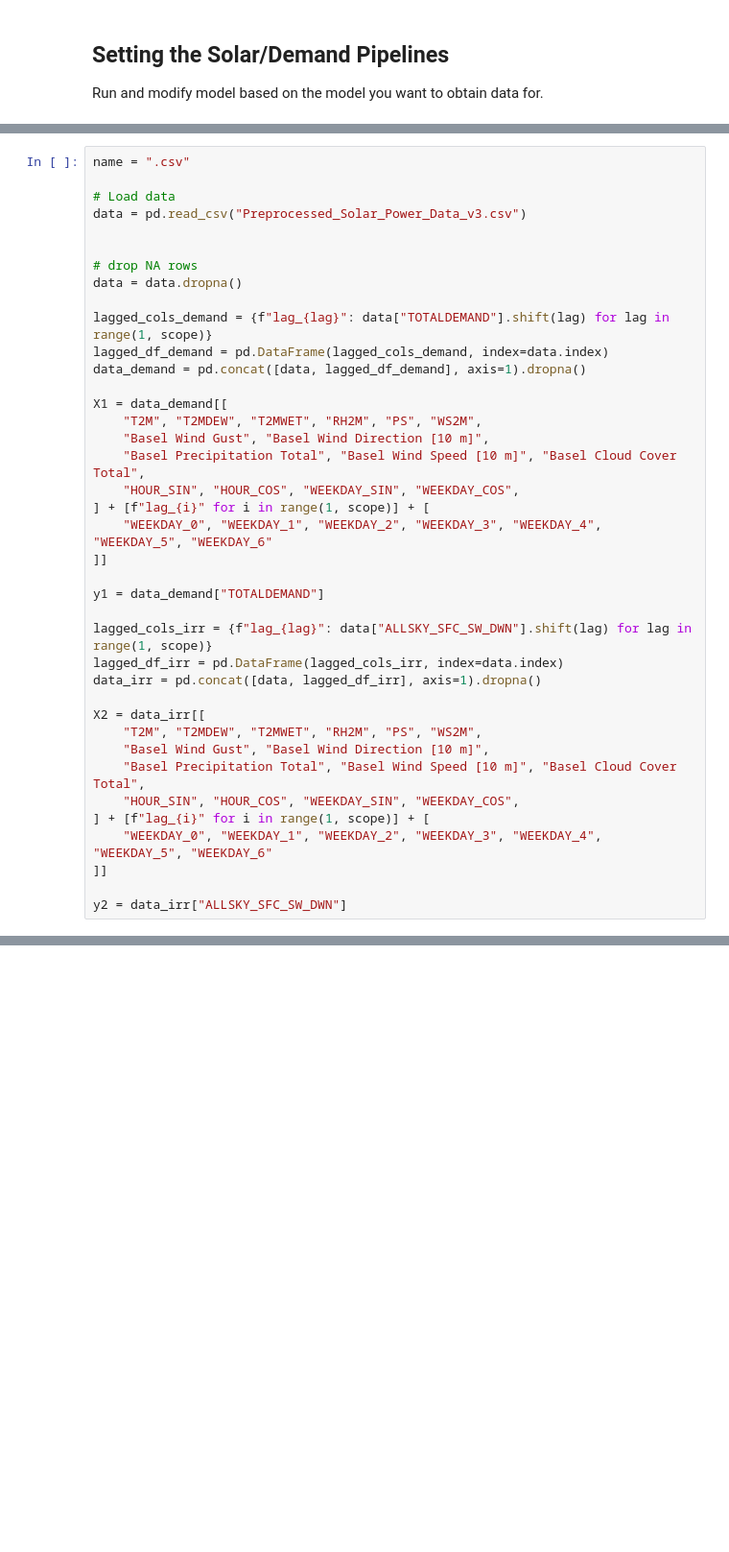
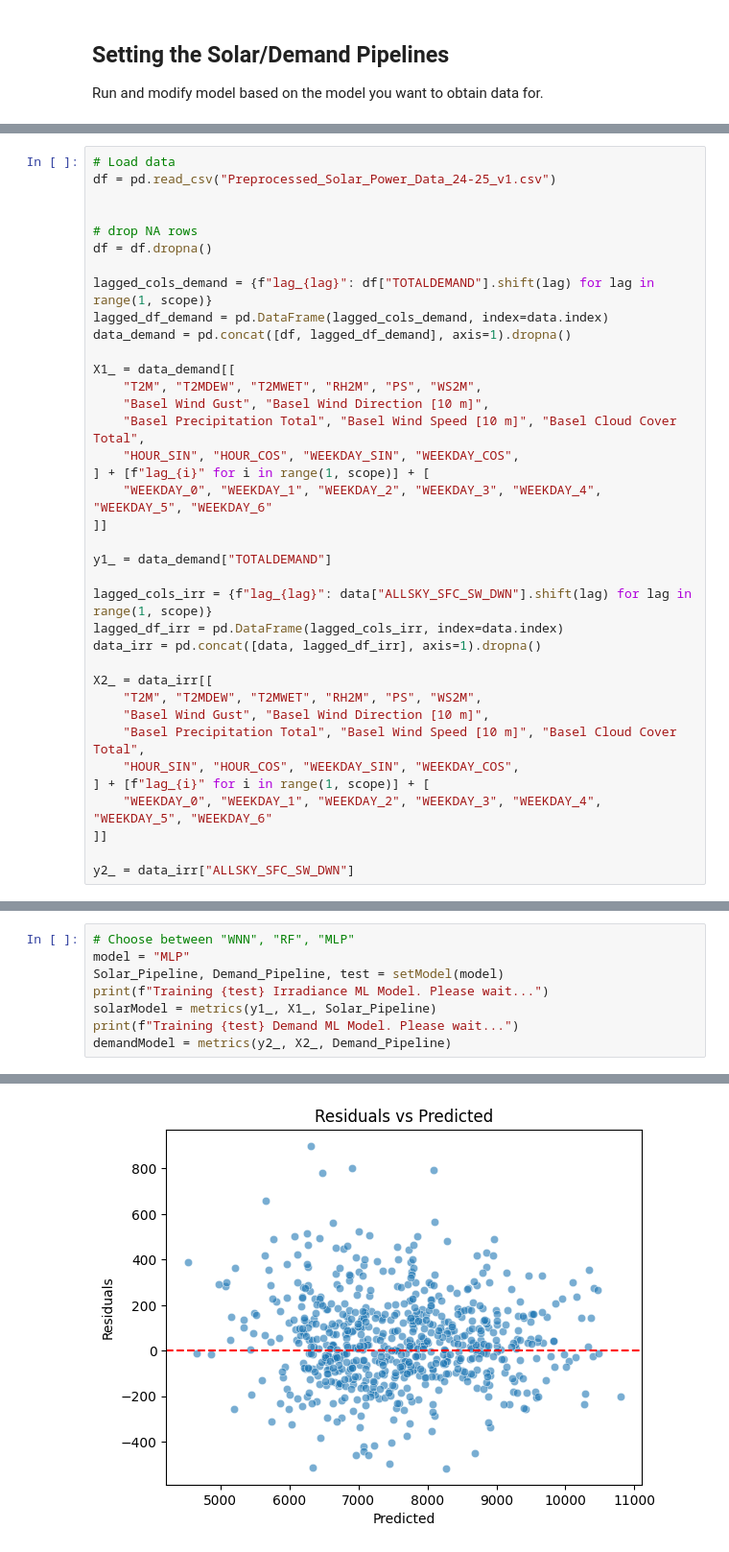
Before and after one commit to Tiphereth-ver1/ENGG2112-Group-Project, a Jupyter notebook: Prediction Model Frame/prediction.ipynb, the cells around one changed output, grey strips where cells are left out. Shown at 96% size. Saved outputs shown, nothing was run; the diff lists cells and outputs as text; blank space fills up the shorter version.

```diff
--- a/Prediction Model Frame/prediction.ipynb
+++ b/Prediction Model Frame/prediction.ipynb
@@ -380,18 +380,16 @@ Check parameters before running.
 # %%
-name = ".csv"
-
 # Load data
-data = pd.read_csv("Preprocessed_Solar_Power_Data_v3.csv")
+df = pd.read_csv("Preprocessed_Solar_Power_Data_24-25_v1.csv")
 
 
 # drop NA rows
-data = data.dropna()
+df = df.dropna()
 
-lagged_cols_demand = {f"lag_{lag}": data["TOTALDEMAND"].shift(lag) for lag in range(1, scope)}
+lagged_cols_demand = {f"lag_{lag}": df["TOTALDEMAND"].shift(lag) for lag in range(1, scope)}
 lagged_df_demand = pd.DataFrame(lagged_cols_demand, index=data.index)
-data_demand = pd.concat([data, lagged_df_demand], axis=1).dropna()
+data_demand = pd.concat([df, lagged_df_demand], axis=1).dropna()
 
-X1 = data_demand[[
+X1_ = data_demand[[
     "T2M", "T2MDEW", "T2MWET", "RH2M", "PS", "WS2M",
     "Basel Wind Gust", "Basel Wind Direction [10 m]",
     "Basel Precipitation Total", "Basel Wind Speed [10 m]", "Basel Cloud Cover Total",
@@ -400,13 +398,13 @@ X1 = data_demand[[
     "WEEKDAY_0", "WEEKDAY_1", "WEEKDAY_2", "WEEKDAY_3", "WEEKDAY_4", "WEEKDAY_5", "WEEKDAY_6"
 ]]
 
-y1 = data_demand["TOTALDEMAND"]
+y1_ = data_demand["TOTALDEMAND"]
 
 lagged_cols_irr = {f"lag_{lag}": data["ALLSKY_SFC_SW_DWN"].shift(lag) for lag in range(1, scope)}
 lagged_df_irr = pd.DataFrame(lagged_cols_irr, index=data.index)
 data_irr = pd.concat([data, lagged_df_irr], axis=1).dropna()
 
-X2 = data_irr[[
+X2_ = data_irr[[
     "T2M", "T2MDEW", "T2MWET", "RH2M", "PS", "WS2M",
     "Basel Wind Gust", "Basel Wind Direction [10 m]",
     "Basel Precipitation Total", "Basel Wind Speed [10 m]", "Basel Cloud Cover Total",
@@ -415,4 +413,4 @@ X2 = data_irr[[
     "WEEKDAY_0", "WEEKDAY_1", "WEEKDAY_2", "WEEKDAY_3", "WEEKDAY_4", "WEEKDAY_5", "WEEKDAY_6"
 ]]
 
-y2 = data_irr["ALLSKY_SFC_SW_DWN"]
+y2_ = data_irr["ALLSKY_SFC_SW_DWN"]
@@ -418,0 +474,9 @@ y2 = data_irr["ALLSKY_SFC_SW_DWN"]
+# %%
+# Choose between "WNN", "RF", "MLP"
+model = "MLP"
+Solar_Pipeline, Demand_Pipeline, test = setModel(model)
+print(f"Training {test} Irradiance ML Model. Please wait...")
+solarModel = metrics(y1_, X1_, Solar_Pipeline)
+print(f"Training {test} Demand ML Model. Please wait...")
+demandModel = metrics(y2_, X2_, Demand_Pipeline)
+# %% [output]
@@ -418,0 +500 @@ y2 = data_irr["ALLSKY_SFC_SW_DWN"]
+[figure, added]
```
Also changed, not shown: parts of 6 cells of this notebook, 2 other files.
